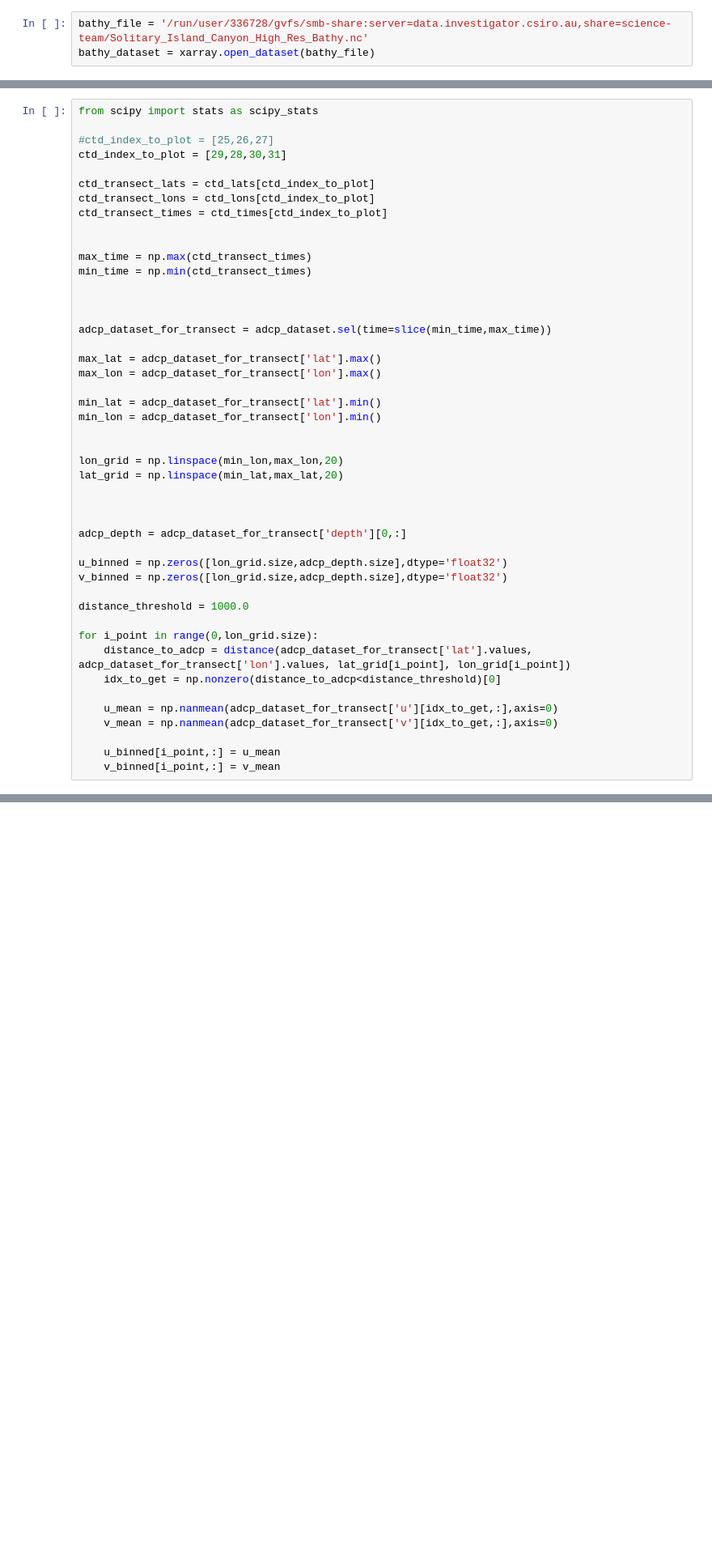
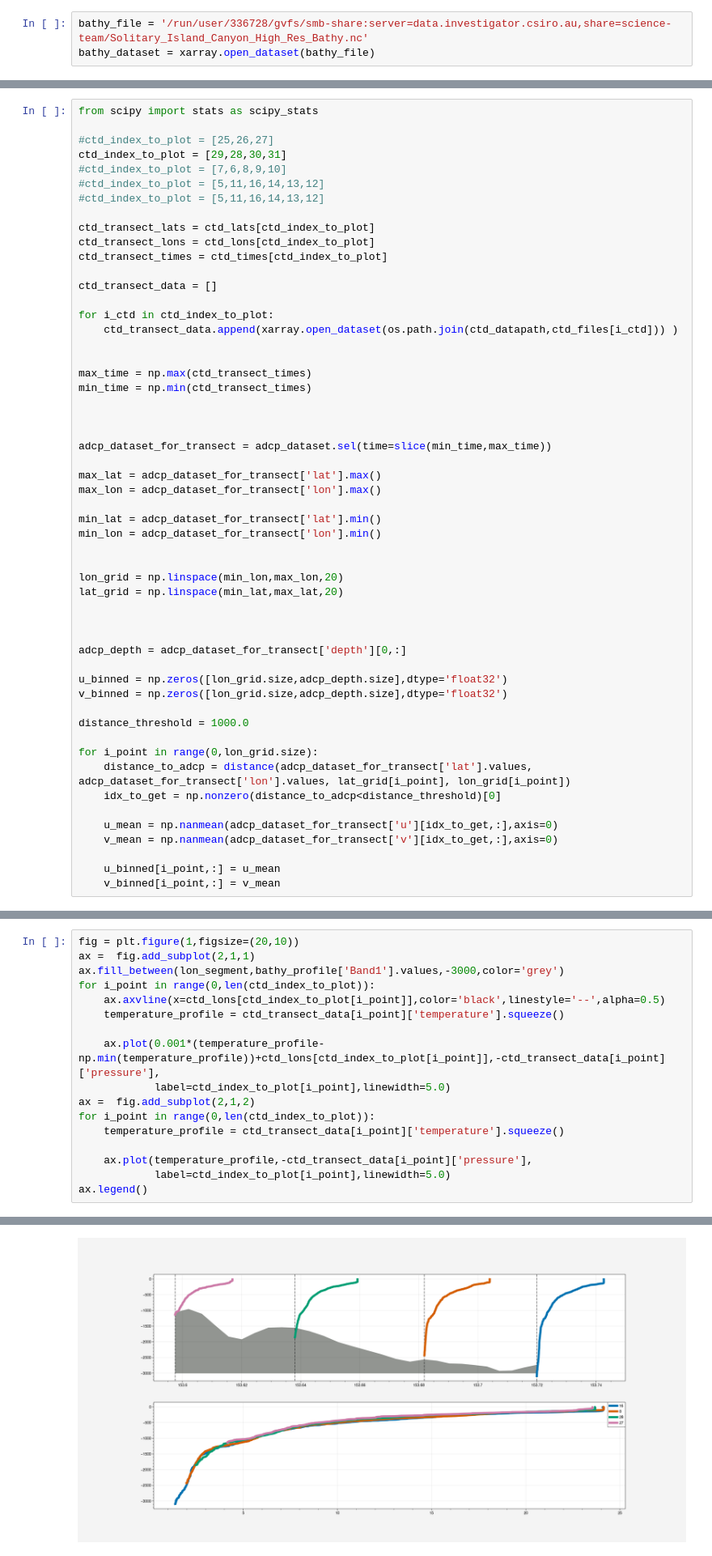
Before and after one commit to Isabela-conde/IN2024_V04-Data-Analysis, a Jupyter notebook: Plot_SADCP_Solitary_Transects.ipynb, the cells around one changed output, grey strips where cells are left out. Shown at 81% size. Drawn from its saved outputs; the diff is of its cells as text; blank space fills up the shorter version.

```diff
--- a/Plot_SADCP_Solitary_Transects.ipynb
+++ b/Plot_SADCP_Solitary_Transects.ipynb
@@ -107,10 +111,18 @@ from scipy import stats as scipy_stats
 
 #ctd_index_to_plot = [25,26,27]
 ctd_index_to_plot = [29,28,30,31]
+#ctd_index_to_plot = [7,6,8,9,10]
+#ctd_index_to_plot = [5,11,16,14,13,12]
+#ctd_index_to_plot = [5,11,16,14,13,12]
 
 ctd_transect_lats = ctd_lats[ctd_index_to_plot]
 ctd_transect_lons = ctd_lons[ctd_index_to_plot]
 ctd_transect_times = ctd_times[ctd_index_to_plot]
+
+ctd_transect_data = []
+
+for i_ctd in ctd_index_to_plot:
+    ctd_transect_data.append(xarray.open_dataset(os.path.join(ctd_datapath,ctd_files[i_ctd])) )
 
 
 max_time = np.max(ctd_transect_times)
@@ -150,0 +198,18 @@ for i_point in range(0,lon_grid.size):
+# %%
+fig = plt.figure(1,figsize=(20,10))
+ax =  fig.add_subplot(2,1,1)
+ax.fill_between(lon_segment,bathy_profile['Band1'].values,-3000,color='grey')
+for i_point in range(0,len(ctd_index_to_plot)):
+    ax.axvline(x=ctd_lons[ctd_index_to_plot[i_point]],color='black',linestyle='--',alpha=0.5)
+    temperature_profile = ctd_transect_data[i_point]['temperature'].squeeze()
+
+    ax.plot(0.001*(temperature_profile-np.min(temperature_profile))+ctd_lons[ctd_index_to_plot[i_point]],-ctd_transect_data[i_point]['pressure'],
+            label=ctd_index_to_plot[i_point],linewidth=5.0)
+ax =  fig.add_subplot(2,1,2)
+for i_point in range(0,len(ctd_index_to_plot)):
+    temperature_profile = ctd_transect_data[i_point]['temperature'].squeeze()
+
+    ax.plot(temperature_profile,-ctd_transect_data[i_point]['pressure'],
+            label=ctd_index_to_plot[i_point],linewidth=5.0)
+ax.legend()
+# %% [output]
@@ -150,0 +217 @@ for i_point in range(0,lon_grid.size):
+[figure, added]
```
Also changed, not shown: parts of 9 cells of this notebook.
